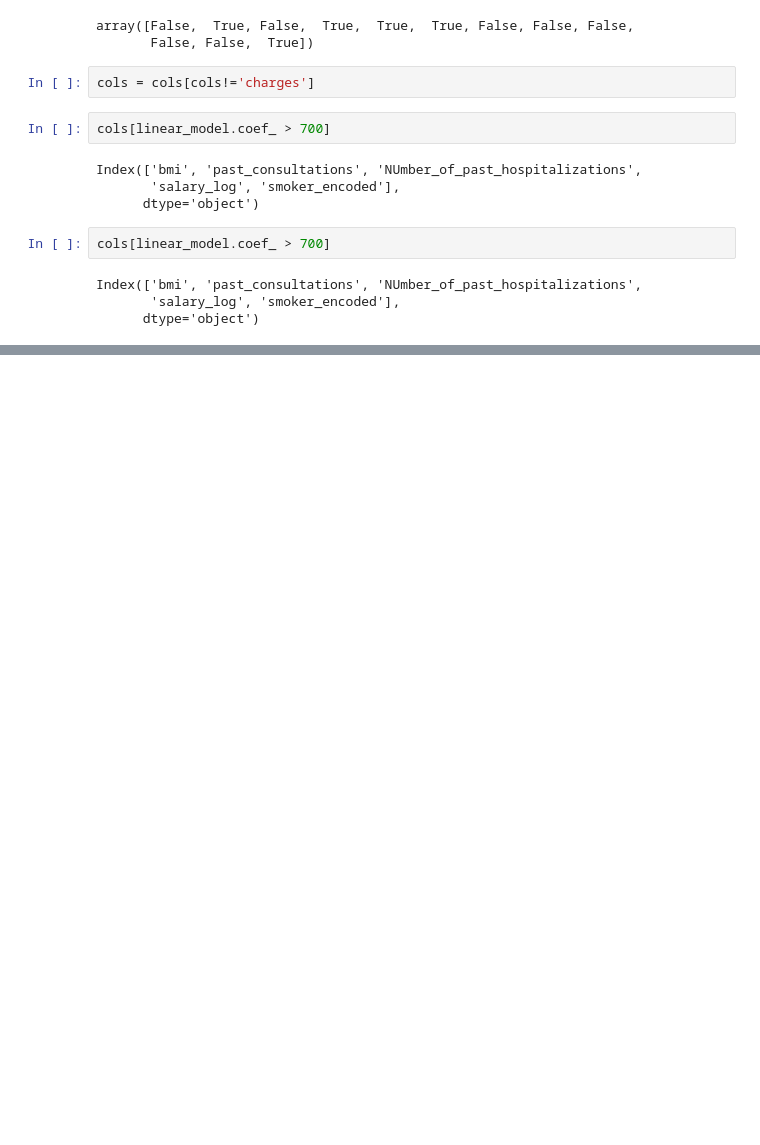
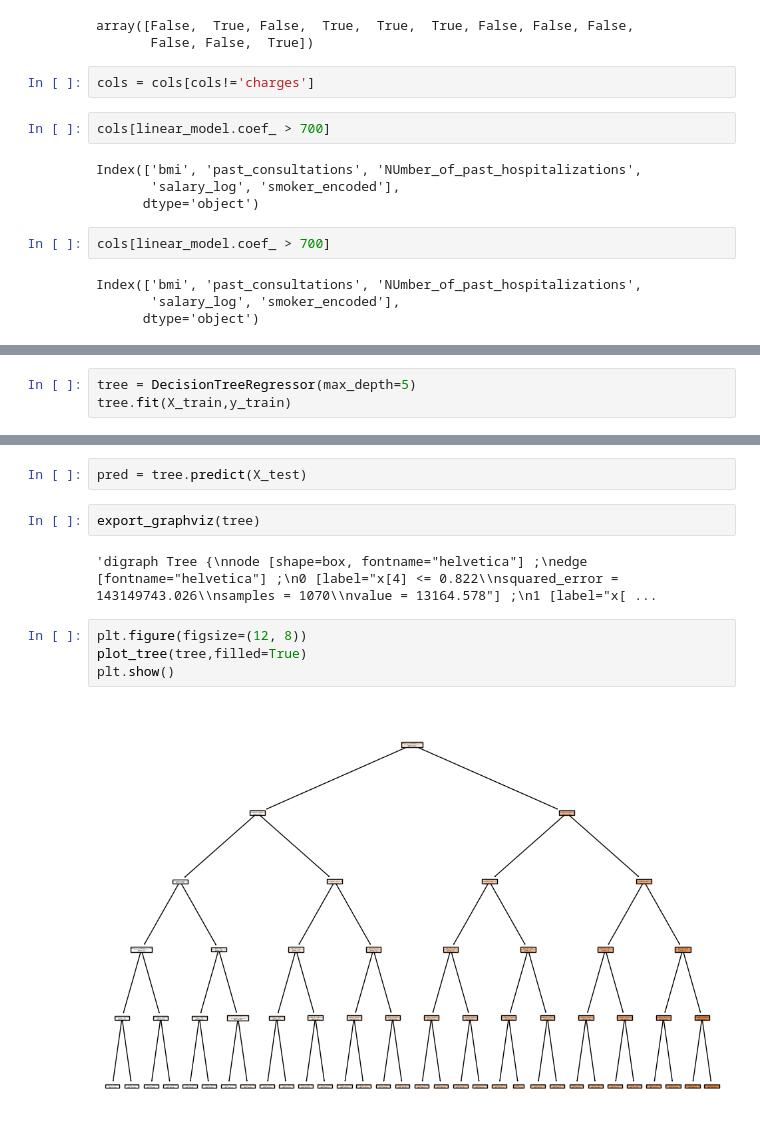
Before and after one commit to arjunravi26/Insurance-Prediction, a Jupyter notebook: insuracne.ipynb, the cells around one changed output, grey strips where cells are left out. Cells and saved outputs as stored; diff of their text form; blank space fills up the shorter version.

```diff
--- a/insuracne.ipynb
+++ b/insuracne.ipynb
@@ -854,0 +891,3 @@ Index(['bmi', 'past_consultations', 'NUmber_of_past_hospitalizations',
+# %%
+tree = DecisionTreeRegressor(max_depth=5)
+tree.fit(X_train,y_train)
@@ -854,0 +914,12 @@ Index(['bmi', 'past_consultations', 'NUmber_of_past_hospitalizations',
+# %%
+pred = tree.predict(X_test)
+# %%
+export_graphviz(tree)
+# %% [output]
+'digraph Tree {\nnode [shape=box, fontname="helvetica"] ;\nedge [fontname="helvetica"] ;\n0 [label="x[4] <= 0.822\\nsquared_error = 143149743.026\\nsamples = 1070\\nvalue = 13164.578"] ;\n1 [label="x[ ...
+# %%
+plt.figure(figsize=(12, 8))
+plot_tree(tree,filled=True)
+plt.show()
+# %% [output]
+[figure, added]
```
Also changed, not shown: parts of 30 cells of this notebook.
